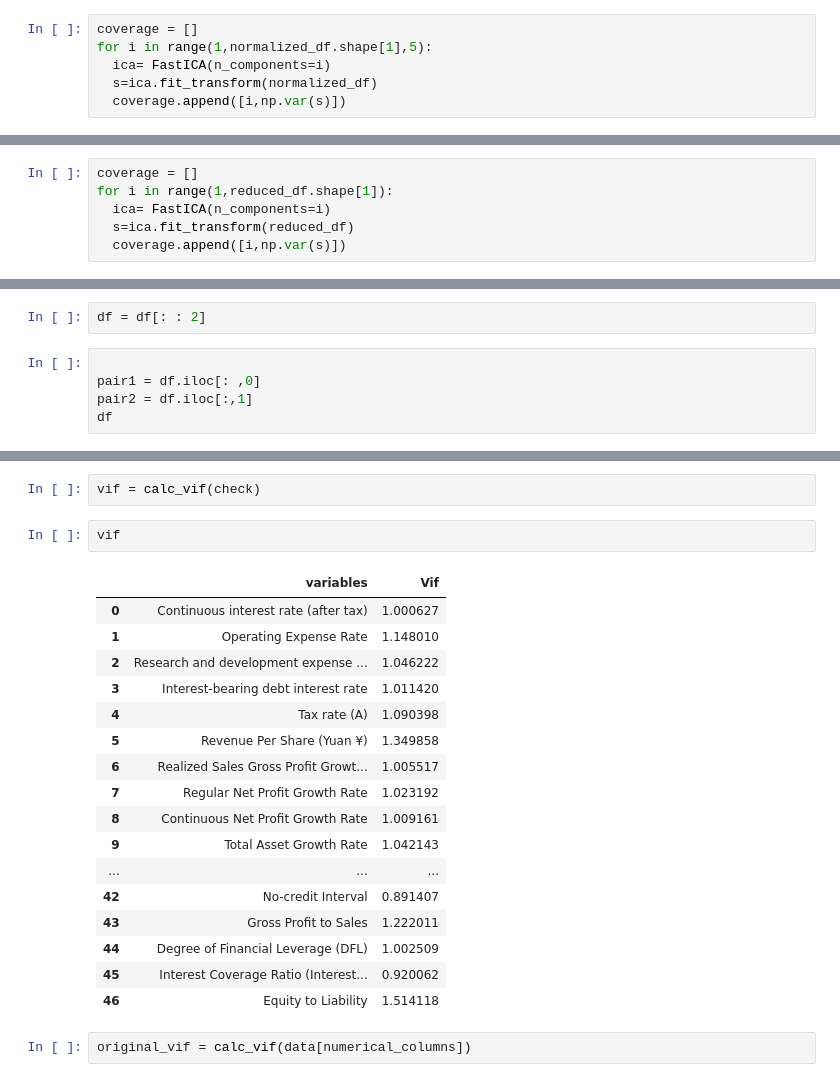
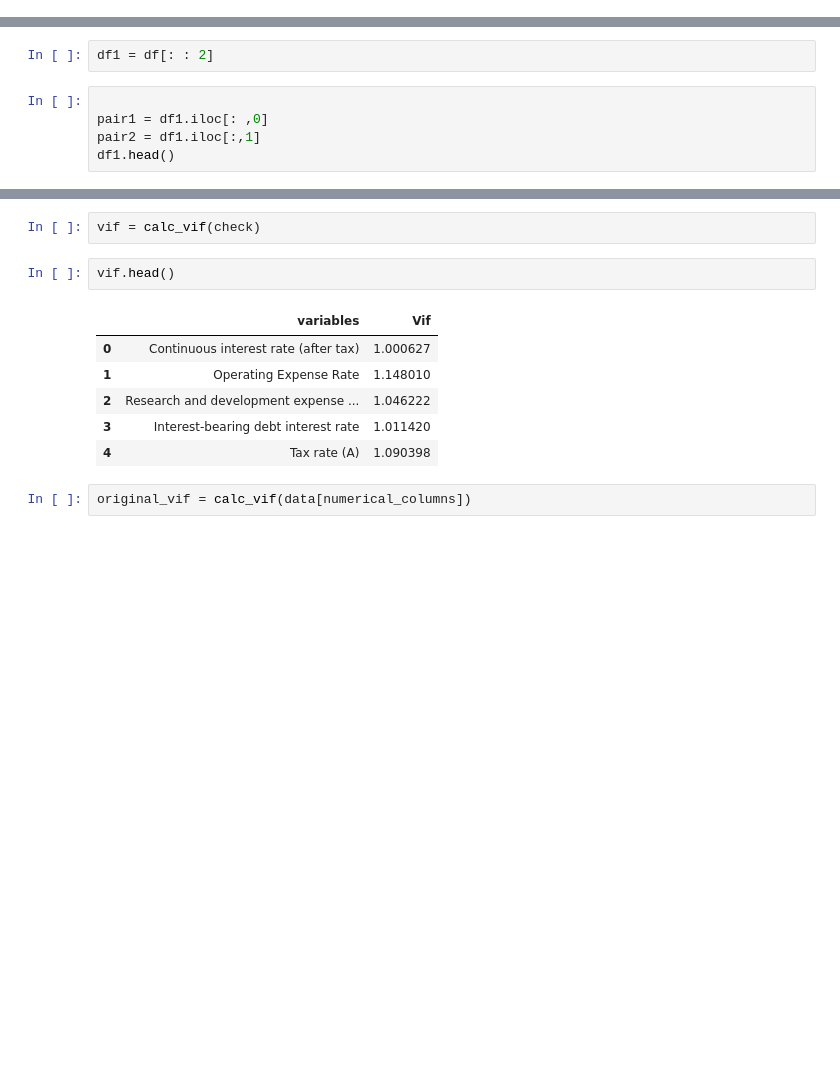
Before and after one commit to Rajibsigdel12345/Bankruptcy-pred, a Jupyter notebook: model.ipynb, the cells around one changed output, grey strips where cells are left out. Cells and saved outputs as stored; diff of their text form; blank space fills up the shorter version.

```diff
--- a/model.ipynb
+++ b/model.ipynb
@@ -75,6 +65,0 @@ normalized_df
-# %%
-coverage = []
-for i in range(1,normalized_df.shape[1],5):
-  ica= FastICA(n_components=i)
-  s=ica.fit_transform(normalized_df)
-  coverage.append([i,np.var(s)])
@@ -109,9 +86,3 @@ reduced_df= pca.fit_transform(normalized_df)
 reduced_df.shape
 # %% [output]
 (6819, 52)
-# %%
-coverage = []
-for i in range(1,reduced_df.shape[1]):
-  ica= FastICA(n_components=i)
-  s=ica.fit_transform(reduced_df)
-  coverage.append([i,np.var(s)])
@@ -274,10 +125,10 @@ df
 # %%
-df = df[: : 2]
+df1 = df[: : 2]
 # %%
 
-pair1 = df.iloc[: ,0]
-pair2 = df.iloc[:,1]
-df
+pair1 = df1.iloc[: ,0]
+pair2 = df1.iloc[:,1]
+df1.head()
 # %% [output]
 |  | 0 | 1 | 2 |
 | 0 | Debt ratio % | Net worth/Assets | 1.000000 |
@@ -357,25 +161,14 @@ def calc_vif(X):
 # %%
 vif = calc_vif(check)
 # %%
-vif
+vif.head()
 # %% [output]
 |  | variables | Vif |
 | 0 | Continuous interest rate (after tax) | 1.000627 |
 | 1 | Operating Expense Rate | 1.148010 |
 | 2 | Research and development expense ... | 1.046222 |
 | 3 | Interest-bearing debt interest rate | 1.011420 |
 | 4 | Tax rate (A) | 1.090398 |
-| 5 | Revenue Per Share (Yuan ¥) | 1.349858 |
-| 6 | Realized Sales Gross Profit Growt... | 1.005517 |
-| 7 | Regular Net Profit Growth Rate | 1.023192 |
-| 8 | Continuous Net Profit Growth Rate | 1.009161 |
-| 9 | Total Asset Growth Rate | 1.042143 |
-| ... | ... | ... |
-| 42 | No-credit Interval | 0.891407 |
-| 43 | Gross Profit to Sales | 1.222011 |
-| 44 | Degree of Financial Leverage (DFL) | 1.002509 |
-| 45 | Interest Coverage Ratio (Interest... | 0.920062 |
-| 46 | Equity to Liability | 1.514118 |
 # %%
 original_vif = calc_vif(data[numerical_columns])
 # %%
```
Also changed, not shown: parts of 30 cells of this notebook.
